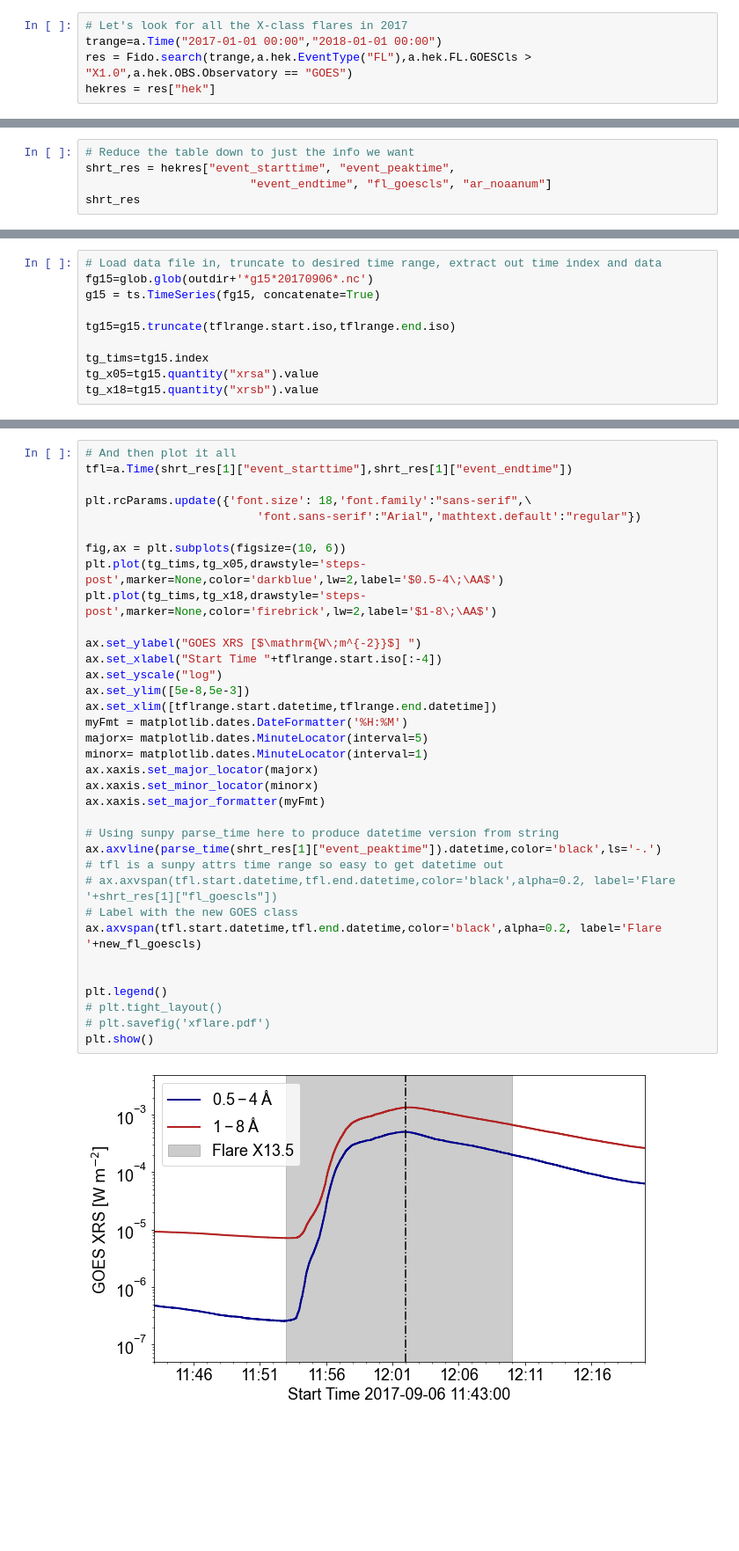
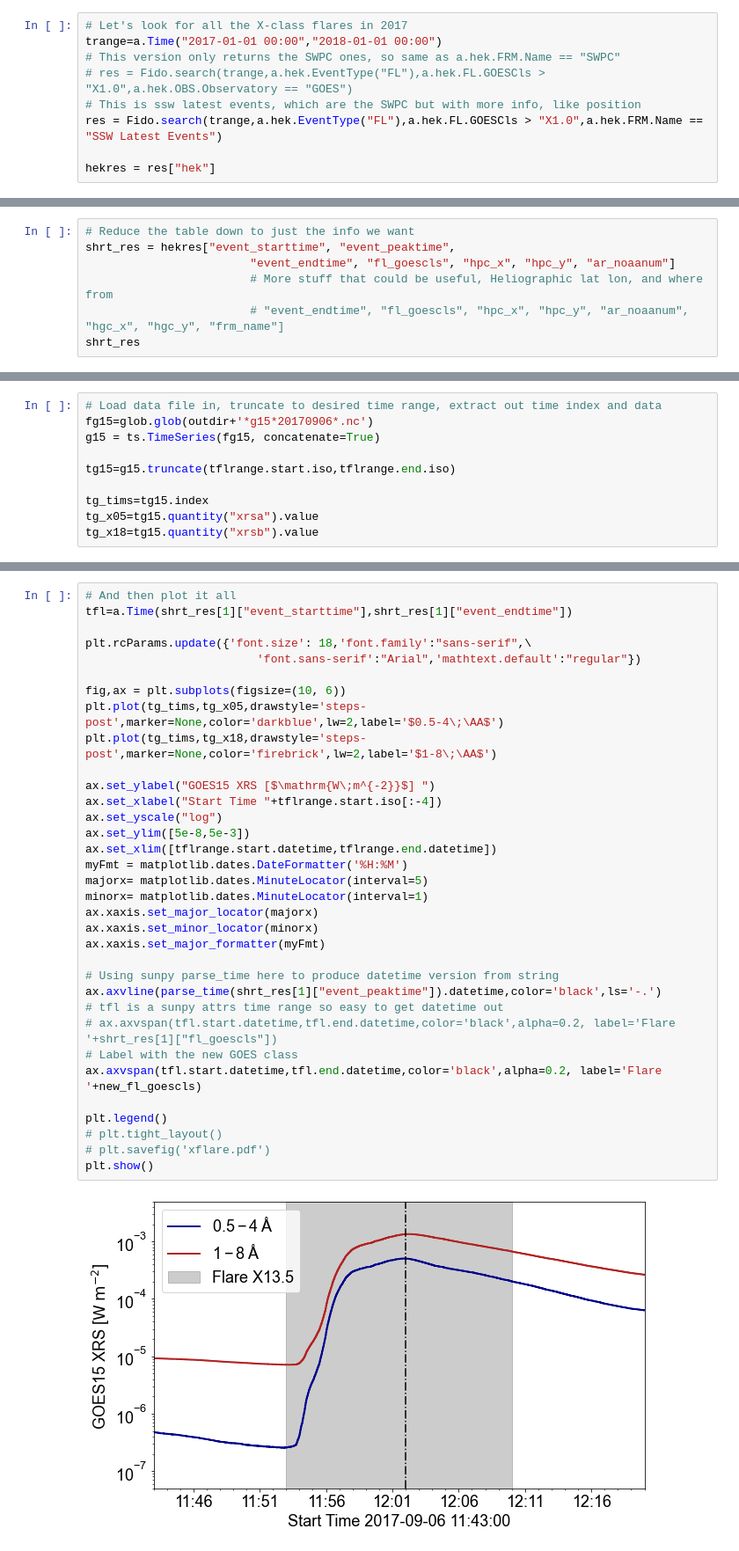
Before and after one commit to ianan/xrs_example, a Jupyter notebook: hek_xrs15_example.ipynb, the cells around one changed output, grey strips where cells are left out. Shown at 88% size. Cells and saved outputs as stored; diff of their text form; blank space fills up the shorter version.

```diff
--- a/hek_xrs15_example.ipynb
+++ b/hek_xrs15_example.ipynb
@@ -28,7 +29,11 @@ outdir='/Users/iain/sunpy/data/'
 # %%
 # Let's look for all the X-class flares in 2017
 trange=a.Time("2017-01-01 00:00","2018-01-01 00:00")
-res = Fido.search(trange,a.hek.EventType("FL"),a.hek.FL.GOESCls > "X1.0",a.hek.OBS.Observatory == "GOES")
+# This version only returns the SWPC ones, so same as a.hek.FRM.Name == "SWPC"
+# res = Fido.search(trange,a.hek.EventType("FL"),a.hek.FL.GOESCls > "X1.0",a.hek.OBS.Observatory == "GOES")
+# This is ssw latest events, which are the SWPC but with more info, like position
+res = Fido.search(trange,a.hek.EventType("FL"),a.hek.FL.GOESCls > "X1.0",a.hek.FRM.Name == "SSW Latest Events")
+
 hekres = res["hek"]
 # %%
 #  Four X-class flares in 2017 and lot's of info in the HEK about them
@@ -44,7 +49,9 @@ HEKTable length=4
 # %%
 # Reduce the table down to just the info we want
 shrt_res = hekres["event_starttime", "event_peaktime",
-                        "event_endtime", "fl_goescls", "ar_noaanum"]
+                        "event_endtime", "fl_goescls", "hpc_x", "hpc_y", "ar_noaanum"]
+                        # More stuff that could be useful, Heliographic lat lon, and where from
+                        # "event_endtime", "fl_goescls", "hpc_x", "hpc_y", "ar_noaanum", "hgc_x", "hgc_y", "frm_name"]
 shrt_res
 # %% [output]
 HEKTable length=4
@@ -108,33 +118,32 @@ tfl=a.Time(shrt_res[1]["event_starttime"],shrt_res[1]["event_endtime"])
 plt.rcParams.update({'font.size': 18,'font.family':"sans-serif",\
                          'font.sans-serif':"Arial",'mathtext.default':"regular"})
 
 fig,ax = plt.subplots(figsize=(10, 6))
 plt.plot(tg_tims,tg_x05,drawstyle='steps-post',marker=None,color='darkblue',lw=2,label='$0.5-4\;\AA$')
 plt.plot(tg_tims,tg_x18,drawstyle='steps-post',marker=None,color='firebrick',lw=2,label='$1-8\;\AA$')
 
-ax.set_ylabel("GOES XRS [$\mathrm{W\;m^{-2}}$] ")
+ax.set_ylabel("GOES15 XRS [$\mathrm{W\;m^{-2}}$] ")
 ax.set_xlabel("Start Time "+tflrange.start.iso[:-4])
 ax.set_yscale("log")
 ax.set_ylim([5e-8,5e-3])
 ax.set_xlim([tflrange.start.datetime,tflrange.end.datetime])
 myFmt = matplotlib.dates.DateFormatter('%H:%M')
 majorx= matplotlib.dates.MinuteLocator(interval=5)
 minorx= matplotlib.dates.MinuteLocator(interval=1)
 ax.xaxis.set_major_locator(majorx)
 ax.xaxis.set_minor_locator(minorx)
 ax.xaxis.set_major_formatter(myFmt)
 
 # Using sunpy parse_time here to produce datetime version from string
 ax.axvline(parse_time(shrt_res[1]["event_peaktime"]).datetime,color='black',ls='-.')
 # tfl is a sunpy attrs time range so easy to get datetime out
 # ax.axvspan(tfl.start.datetime,tfl.end.datetime,color='black',alpha=0.2, label='Flare '+shrt_res[1]["fl_goescls"])
 # Label with the new GOES class
 ax.axvspan(tfl.start.datetime,tfl.end.datetime,color='black',alpha=0.2, label='Flare '+new_fl_goescls)
 
-
 plt.legend()
 # plt.tight_layout()
 # plt.savefig('xflare.pdf')
 plt.show()
 # %% [output]
-[figure, old version]
+[figure, new version]
```
Also changed, not shown: parts of 11 cells of this notebook.
